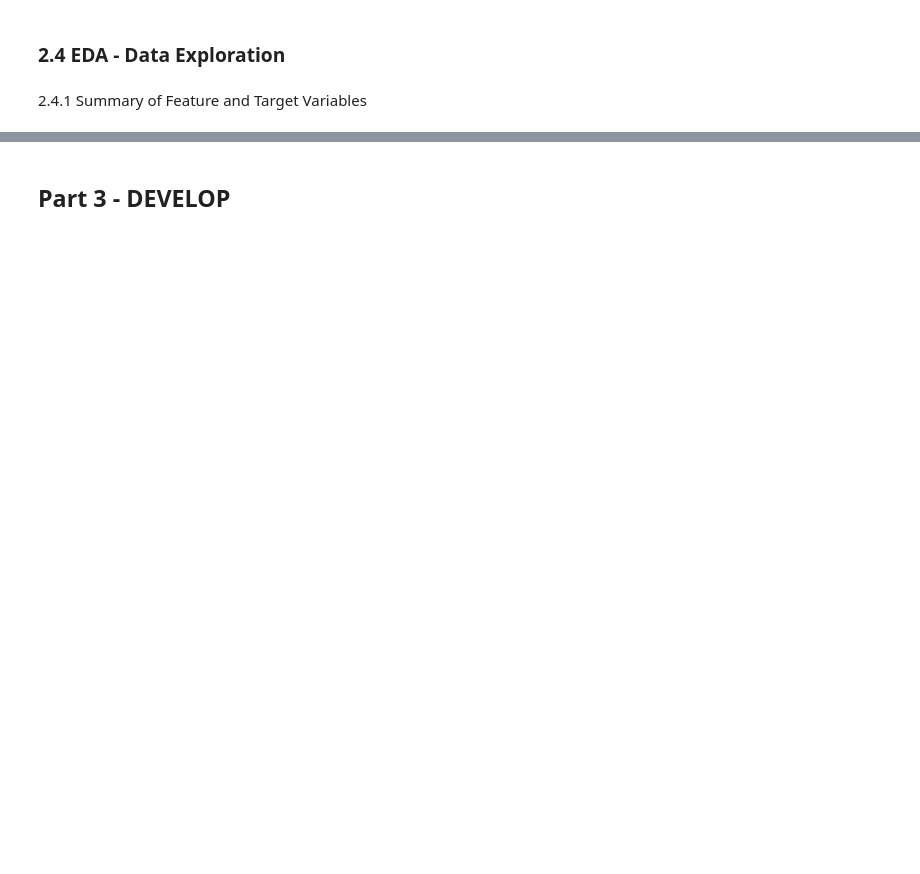
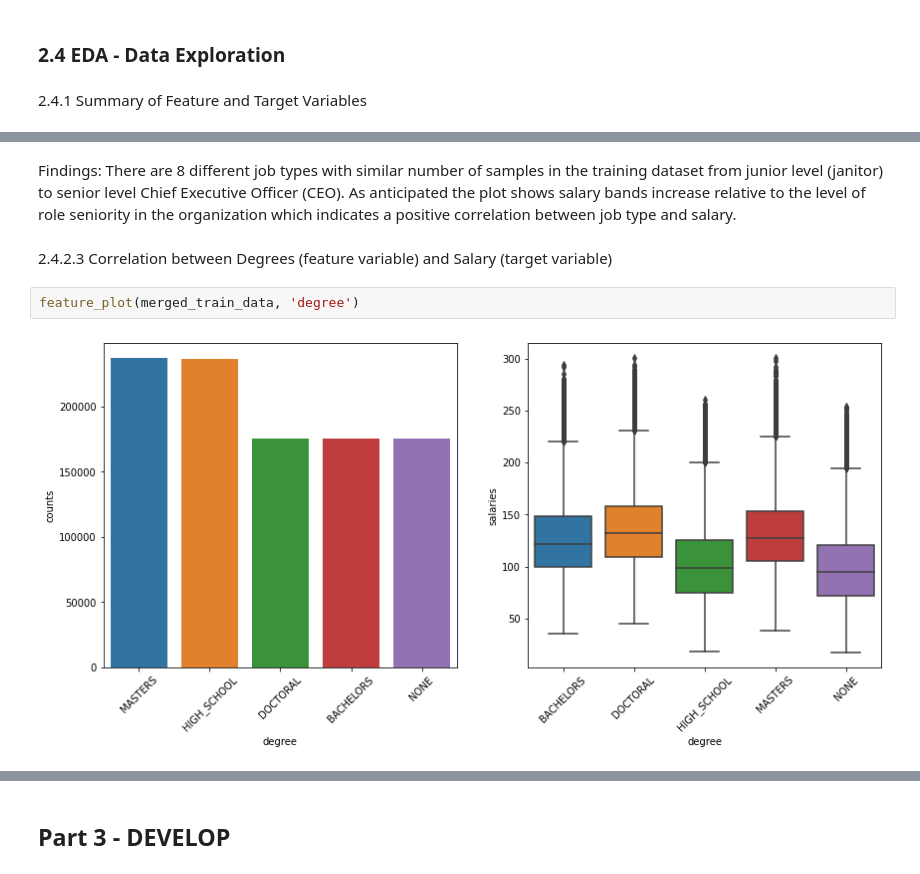
Before and after one commit to laniyadapo/salarypredictionportfolio, a Jupyter notebook: Salary Prediction Notebook.ipynb, the cells around one changed output, grey strips where cells are left out. Saved outputs shown, nothing was run; the diff lists cells and outputs as text; blank space fills up the shorter version.

```diff
--- a/Salary Prediction Notebook.ipynb
+++ b/Salary Prediction Notebook.ipynb
@@ -334,0 +396,8 @@ Also write down any new features that you think you should try adding to the mod
+# %% [markdown]
+Findings: There are 8 different job types with similar number of samples in the training dataset from junior level (janitor) to senior level Chief Executive Officer (CEO). As anticipated the plot shows salary bands increase relative to the level of role seniority in the organization which indicates a positive correlation between job type and salary.
+# %% [markdown]
+2.4.2.3 Correlation between Degrees (feature variable) and Salary (target variable)
+# %%
+feature_plot(merged_train_data, 'degree')
+# %% [output]
+[figure, added]
```
Also changed, not shown: parts of 150 cells of this notebook.
